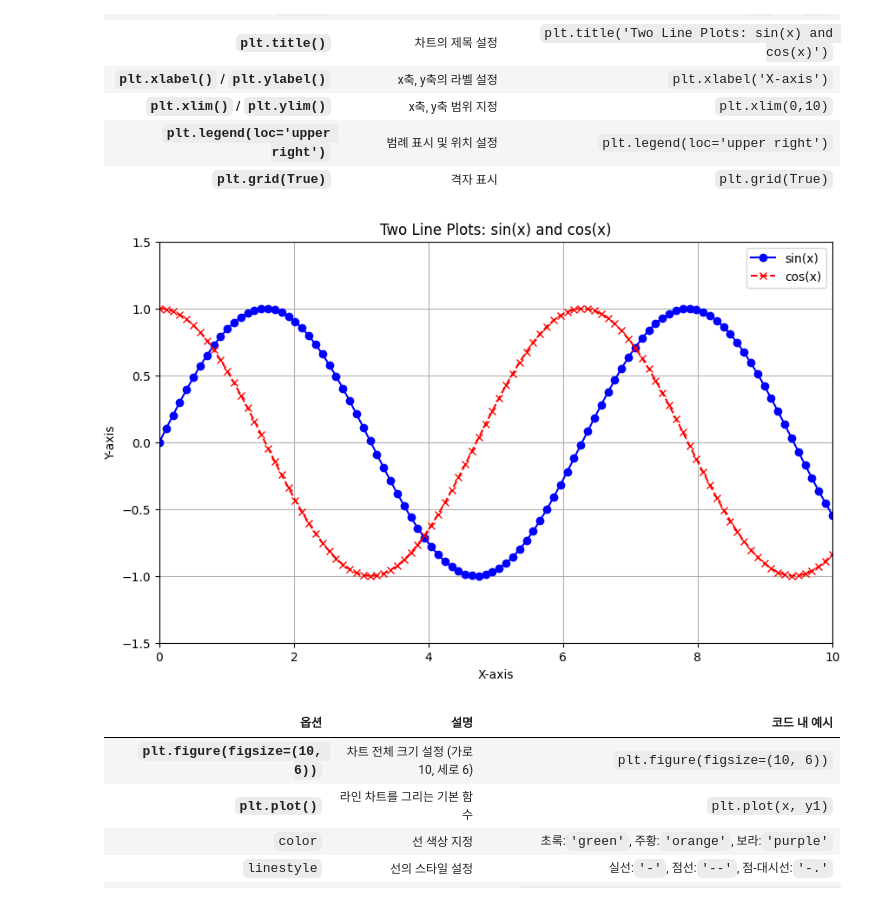
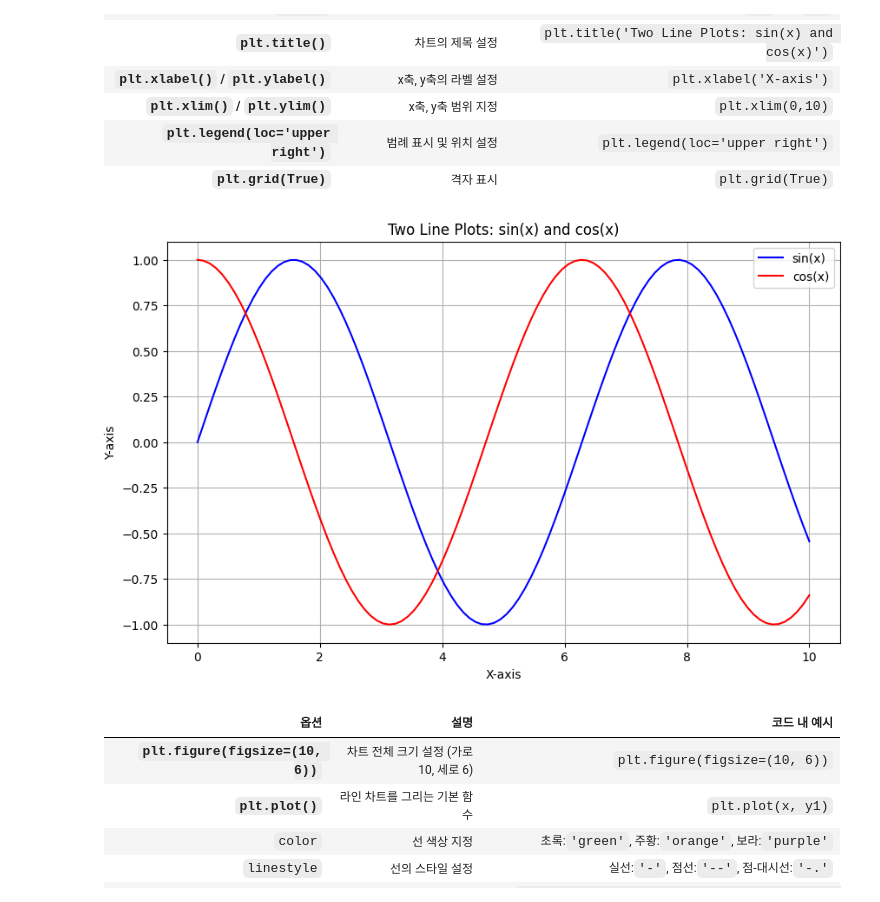
Before and after one commit to Collegenie-X/self-driving-feedback, a Jupyter notebook: pandas/시각화/1단계-시각화-matplotlib_ex.ipynb, the cells around one changed output. Saved outputs shown, nothing was run; the diff lists cells and outputs as text; code cells hidden in the pictures.

```diff
--- a/pandas/시각화/1단계-시각화-matplotlib_ex.ipynb
+++ b/pandas/시각화/1단계-시각화-matplotlib_ex.ipynb
@@ -91,30 +109,28 @@ plt.show()
 # %%
 import matplotlib.pyplot as plt
 import numpy as np
 
 # 데이터 생성
 x = np.linspace(0, 10, 100)
 y1 = np.sin(x)
 y2 = np.cos(x)
 
 # 차트 그리기
 plt.figure(figsize=(10, 6))
-plt.plot(x, y1, color="blue", linestyle="-", marker="o", label="sin(x)")
-plt.plot(x, y2, color="red", linestyle="--", marker="x", label="cos(x)")
+plt.plot(x, y1, color="blue", label="sin(x)")
+plt.plot(x, y2, color="red", label="cos(x)")
 
 # 옵션 설정
 plt.title("Two Line Plots: sin(x) and cos(x)")
 plt.xlabel("X-axis")
 plt.ylabel("Y-axis")
-plt.xlim(0, 10)
-plt.ylim(-1.5, 1.5)
 plt.legend(loc="upper right")
 plt.grid(True)
 
 # 표시
 plt.show()
 # %% [output]
-[figure, old version]
+[figure, new version]
 # %% [markdown]
 
 | 옵션                          | 설명                                 | 코드 내 예시                        |
```
Also changed, not shown: parts of 12 cells of this notebook, 5 other files.
